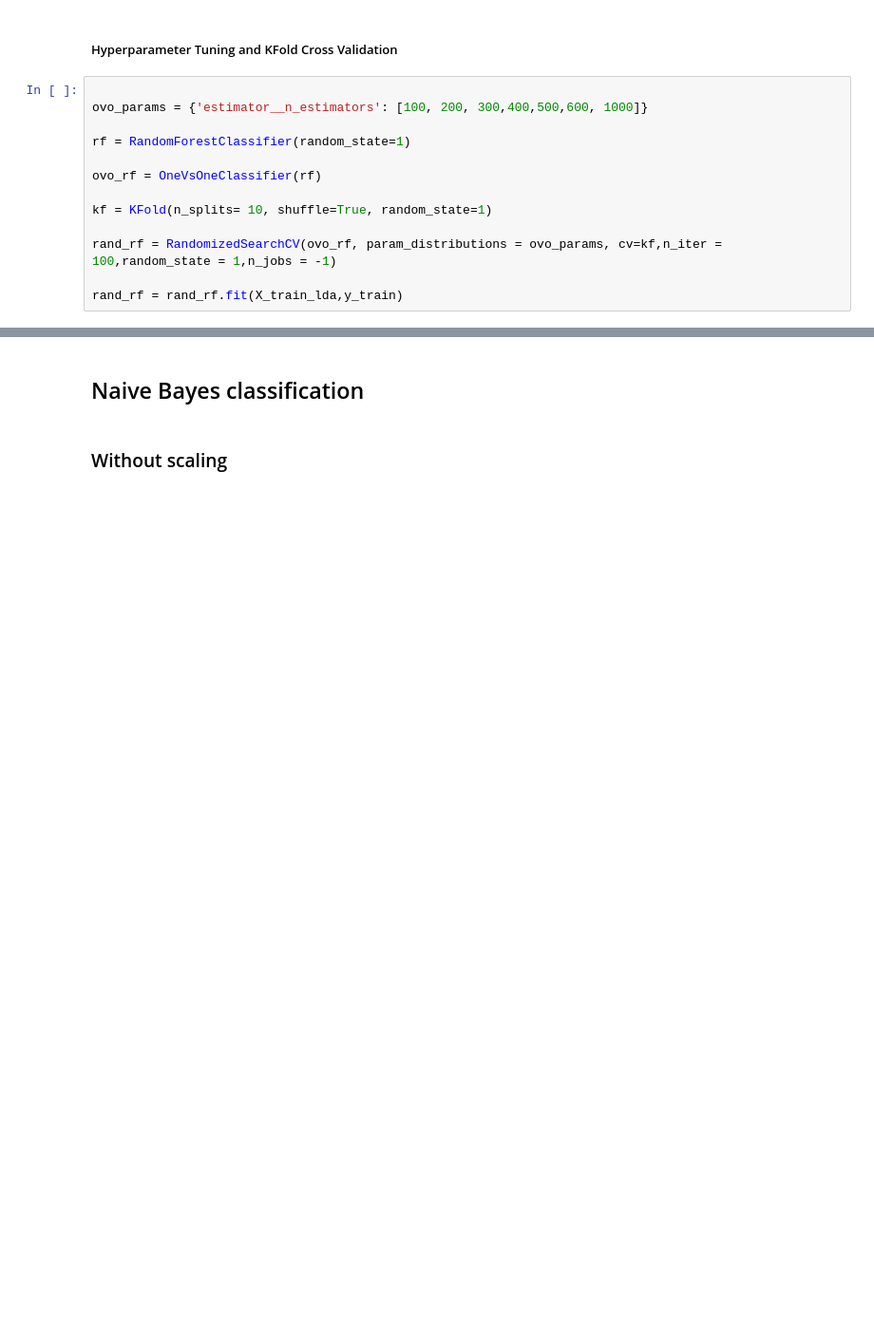
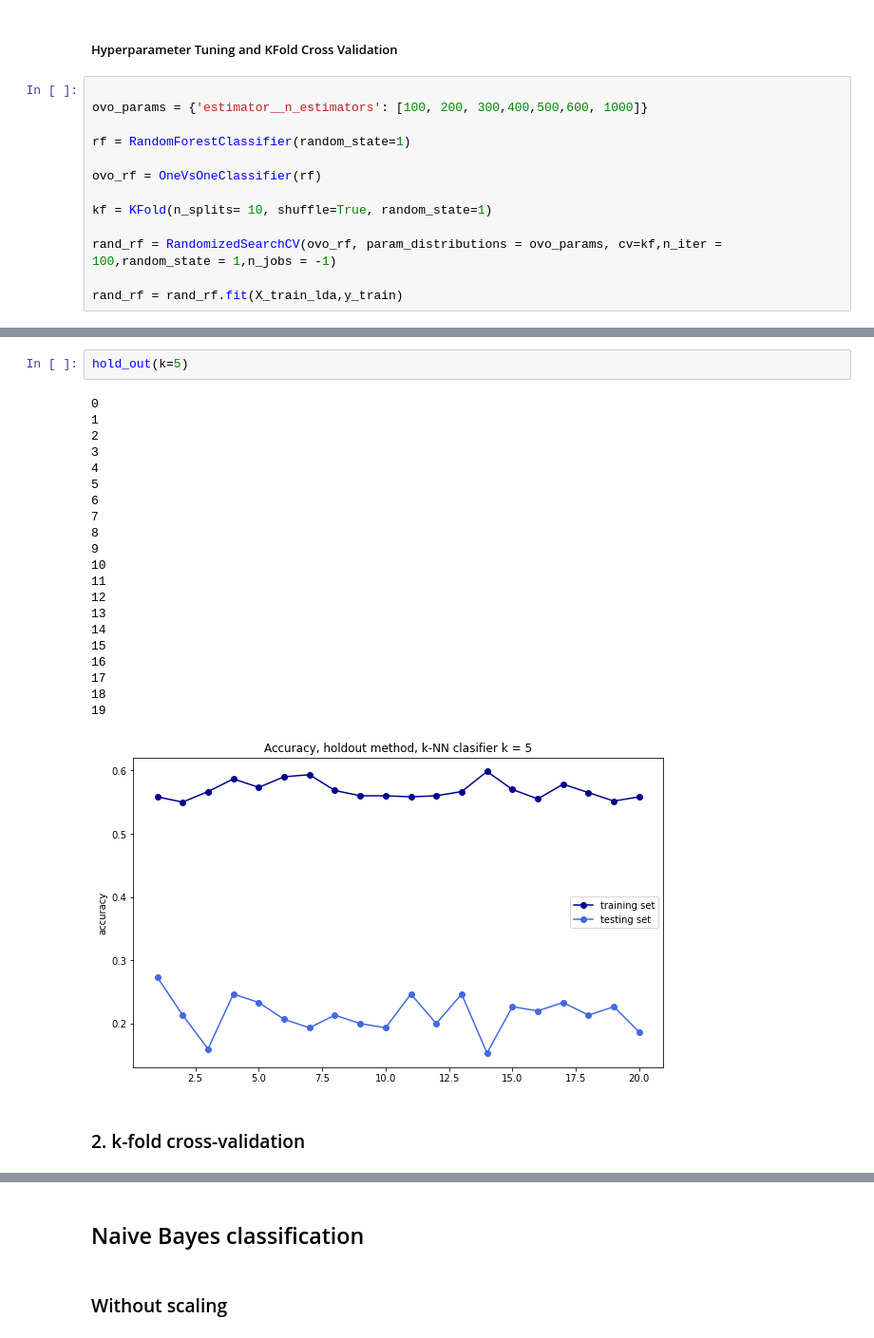
Before and after one commit to nadiaverdha/MachineLearningEx1, a Jupyter notebook: Ex1_kaggle_big.ipynb, the cells around one changed output, grey strips where cells are left out. Shown at 95% size. Drawn from its saved outputs; the diff is of its cells as text; blank space fills up the shorter version.

```diff
--- a/Ex1_kaggle_big.ipynb
+++ b/Ex1_kaggle_big.ipynb
@@ -432,0 +700,26 @@ rand_rf = rand_rf.fit(X_train_lda,y_train)
+# %%
+hold_out(k=5)
+# %% [output]
+0
+1
+2
+3
+4
+5
+6
+7
+8
+9
+10
+11
+12
+13
+14
+15
+16
+17
+18
+19
+[figure, added]
+# %% [markdown]
+### 2. k-fold cross-validation
```
Also changed, not shown: parts of 29 cells of this notebook.
